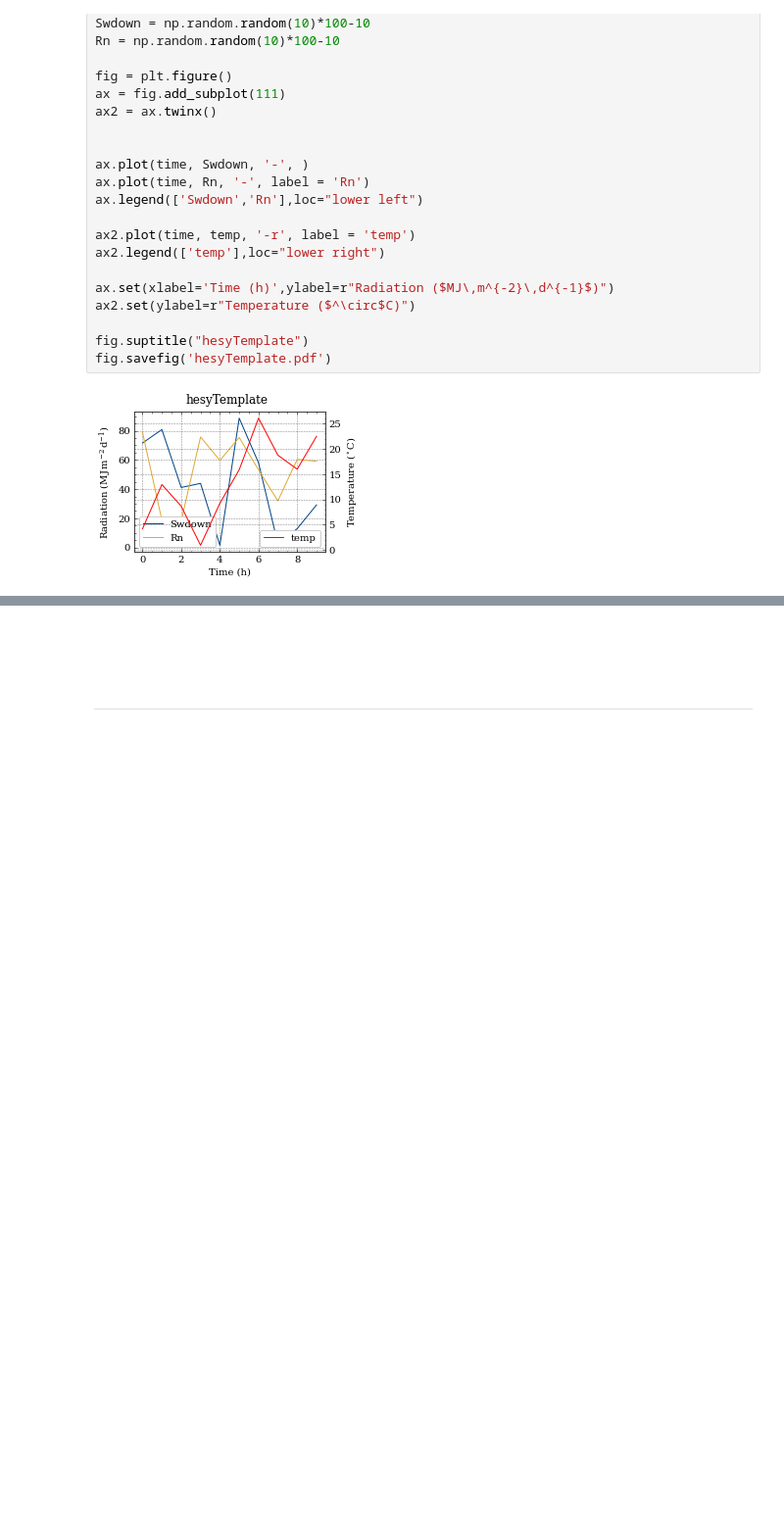
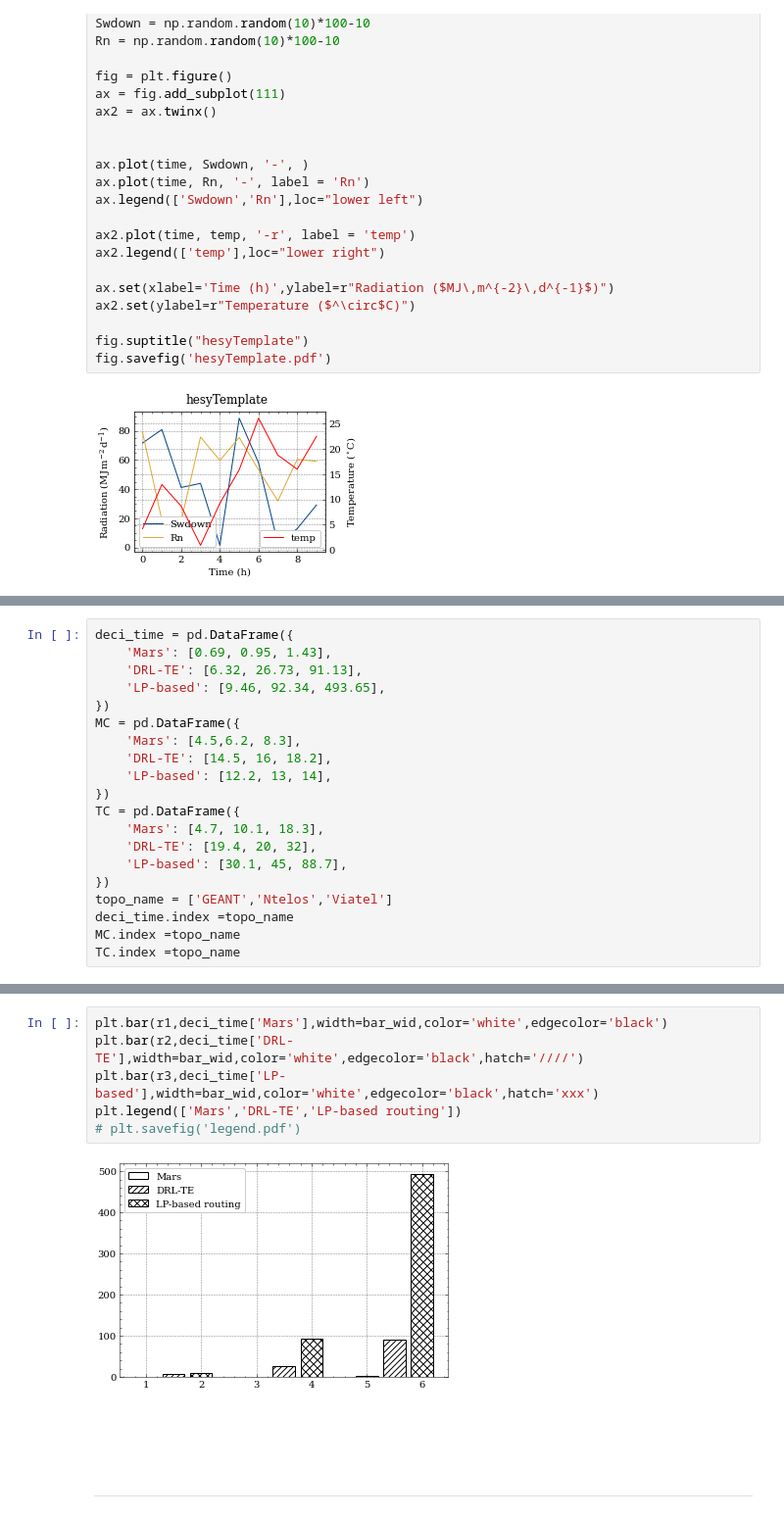
Before and after one commit to hexi519/CodesSnippets, a Jupyter notebook: pythonDemo/demo-JupyterConfig,Matplotlib.ipynb.ipynb, the cells around one changed output, grey strips where cells are left out. Shown at 98% size. Saved outputs shown, nothing was run; the diff lists cells and outputs as text; blank space fills up the shorter version.

```diff
--- a/pythonDemo/demo-JupyterConfig,Matplotlib.ipynb.ipynb
+++ b/pythonDemo/demo-JupyterConfig,Matplotlib.ipynb.ipynb
@@ -169,0 +174,20 @@ fig.savefig('hesyTemplate.pdf')
+# %%
+deci_time = pd.DataFrame({
+    'Mars': [0.69, 0.95, 1.43],
+    'DRL-TE': [6.32, 26.73, 91.13],
+    'LP-based': [9.46, 92.34, 493.65],
+})
+MC = pd.DataFrame({
+    'Mars': [4.5,6.2, 8.3],
+    'DRL-TE': [14.5, 16, 18.2],
+    'LP-based': [12.2, 13, 14],
+})
+TC = pd.DataFrame({
+    'Mars': [4.7, 10.1, 18.3],
+    'DRL-TE': [19.4, 20, 32],
+    'LP-based': [30.1, 45, 88.7],
+})
+topo_name = ['GEANT','Ntelos','Viatel']
+deci_time.index =topo_name
+MC.index =topo_name
+TC.index =topo_name
@@ -170,3 +239,11 @@ fig.savefig('hesyTemplate.pdf')
+# %%
+plt.bar(r1,deci_time['Mars'],width=bar_wid,color='white',edgecolor='black')
+plt.bar(r2,deci_time['DRL-TE'],width=bar_wid,color='white',edgecolor='black',hatch='////')
+plt.bar(r3,deci_time['LP-based'],width=bar_wid,color='white',edgecolor='black',hatch='xxx')
+plt.legend(['Mars','DRL-TE','LP-based routing'])
+# plt.savefig('legend.pdf')
+# %% [output]
+[figure, added]
 # %% [markdown]
 <br><br><br>
 
```
Also changed, not shown: parts of 6 cells of this notebook.
